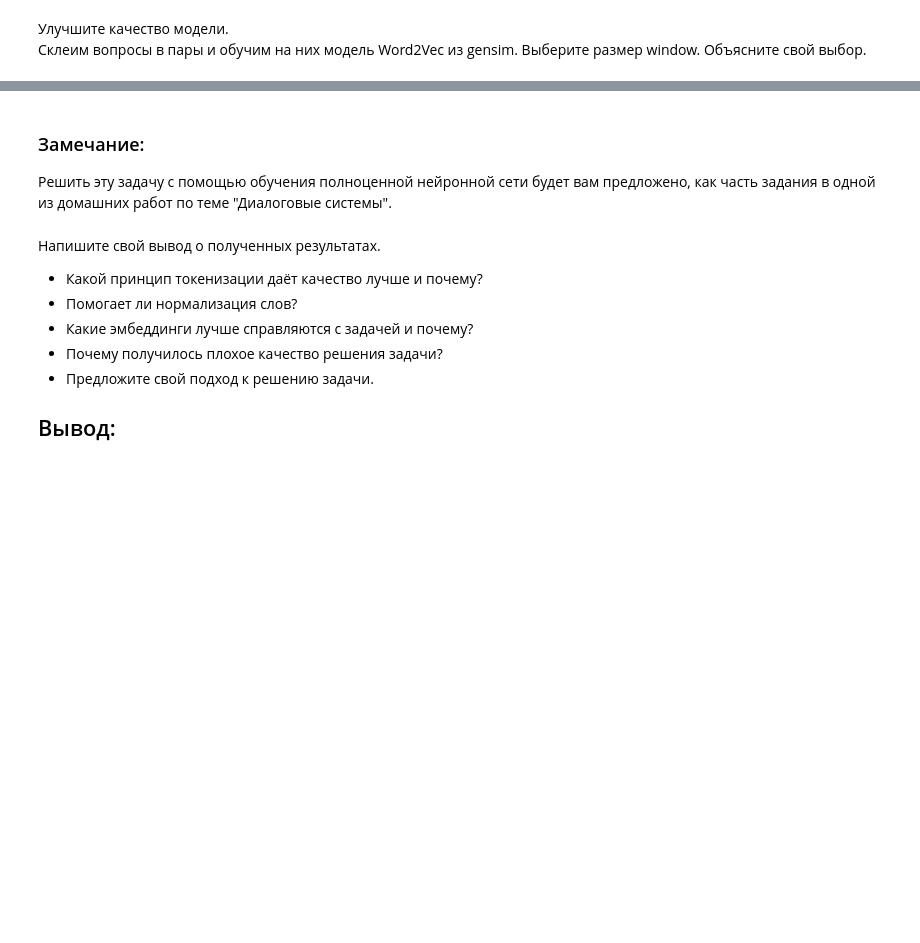
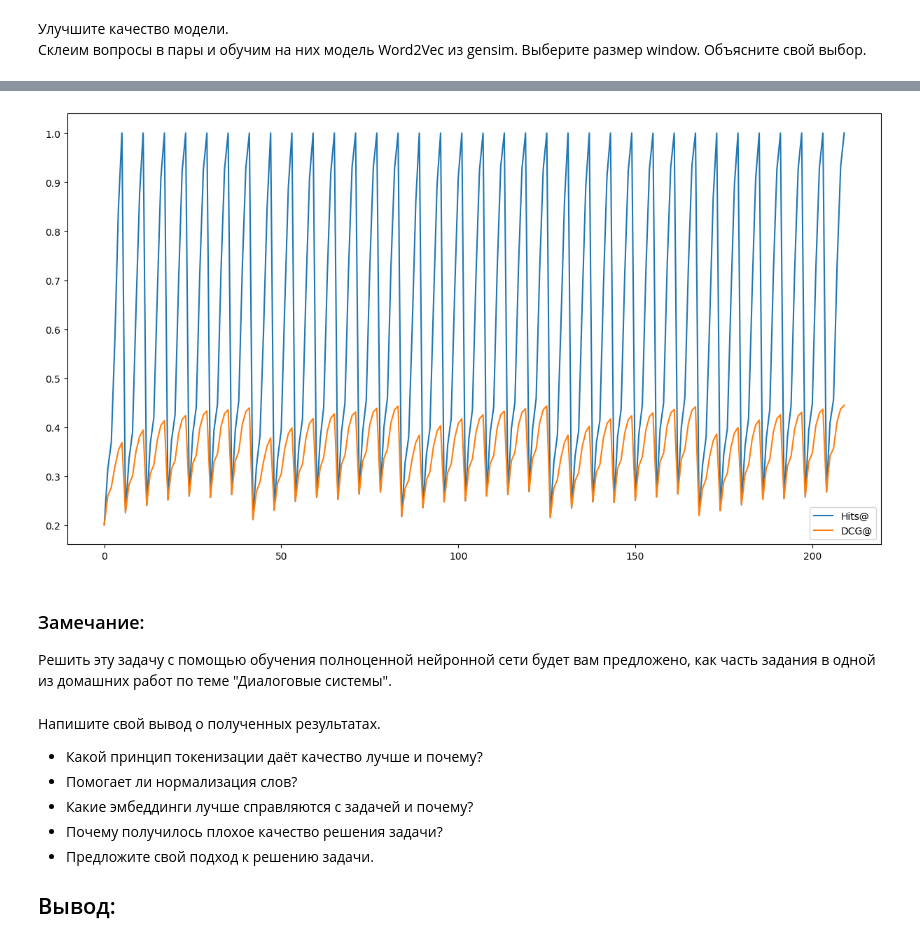
Before and after one commit to almos05/DLS_2, a Jupyter notebook: src/00 Text processing and classification/[homework]simple_embeddings.ipynb, the cells around one changed output, grey strips where cells are left out. Cells and saved outputs as stored; diff of their text form; code cells hidden in the pictures; blank space fills up the shorter version.

```diff
--- a/src/00 Text processing and classification/[homework]simple_embeddings.ipynb
+++ b/src/00 Text processing and classification/[homework]simple_embeddings.ipynb
@@ -408,7 +428,7 @@ for i, line in enumerate(tqdm(validation_data)):
         break
     q, *ex = line
     ranks = rank_candidates(q, ex, wv_embeddings, tokenizer)
-    wv_ranking.append([r[0] for r in ranks].index('0') + 1)
+    wv_ranking.append([r[0] for r in ranks].index(0) + 1)
 # %%
 for k in tqdm([1, 5, 10, 100, 500, 1000]):
     print("DCG@%4d: %.3f | Hits@%4d: %.3f" % (k, dcg_score(wv_ranking, k), k, hits_count(wv_ranking, k)))
@@ -415,4 +442,5 @@ for k in tqdm([1, 5, 10, 100, 500, 1000]):
 # %% [markdown]
 ### Эмбеддинги, обученные на корпусе похожих вопросов
 # %%
-train_data = read_corpus('./data/train.tsv')
+train_data = read_corpus('../../datasets/train.tsv')
+train_data
@@ -440,0 +469,32 @@ for k in tqdm([1, 5, 10, 100, 500, 1000]):
+# %%
+tokenizer = WordPunctTokenizer()
+
+words = [tokenizer.tokenize(" ".join(questions)) for questions in train_data]
+# %%
+from gensim.models import Word2Vec
+
+dsg_history = []
+hits_history = []
+for min_count in range(1, 6):
+    for window in range(1, 8):
+        embeddings_trained = Word2Vec(words, # data for model to train on
+                         vector_size=200,                 # embedding vector size
+                         min_count=min_count,                     # consider words that occured at least 5 times
+                         window=window).wv
+
+        wv_ranking = []
+        max_validation_examples = 1000
+        for i, line in enumerate(tqdm(validation_data)):
+            if i == max_validation_examples:
+                break
+            q, *ex = line
+            ranks = rank_candidates(q, ex, embeddings_trained, tokenizer)
+            wv_ranking.append([r[0] for r in ranks].index(0) + 1)
+
+        print(f'min_count: {min_count}, window: {window}')
+        for k in tqdm([1, 5, 10, 100, 500, 1000]):
+            dsg_score_num = dcg_score(wv_ranking, k)
+            hits_score_num = hits_count(wv_ranking, k)
+            dsg_history.append(dsg_score_num)
+            hits_history.append(hits_score_num)
+            print("DCG@%4d: %.3f | Hits@%4d: %.3f" % (k, dsg_score_num, k, hits_score_num))
@@ -441,3 +545,13 @@ for k in tqdm([1, 5, 10, 100, 500, 1000]):
+# %%
+import matplotlib.pyplot as plt
+
+plt.figure(figsize=(15, 8))
+plt.plot(hits_history)
+plt.plot(dsg_history)
+plt.legend(['Hits@', 'DCG@'])
+plt.show()
+# %% [output]
+[figure, added]
 # %% [markdown]
 ### Замечание:
 Решить эту задачу с помощью обучения полноценной нейронной сети будет вам предложено, как часть задания в одной из домашних работ по теме "Диалоговые системы".
```
Also changed, not shown: parts of 21 cells of this notebook.
